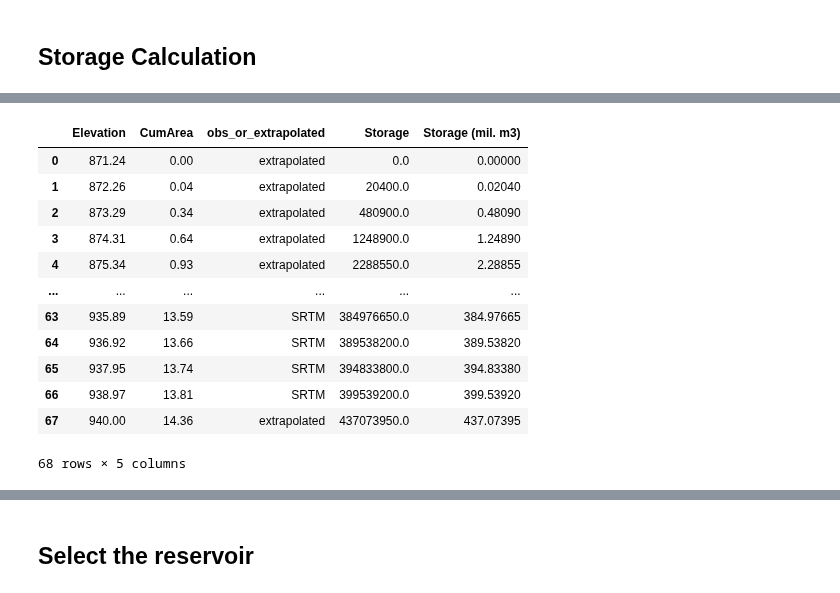
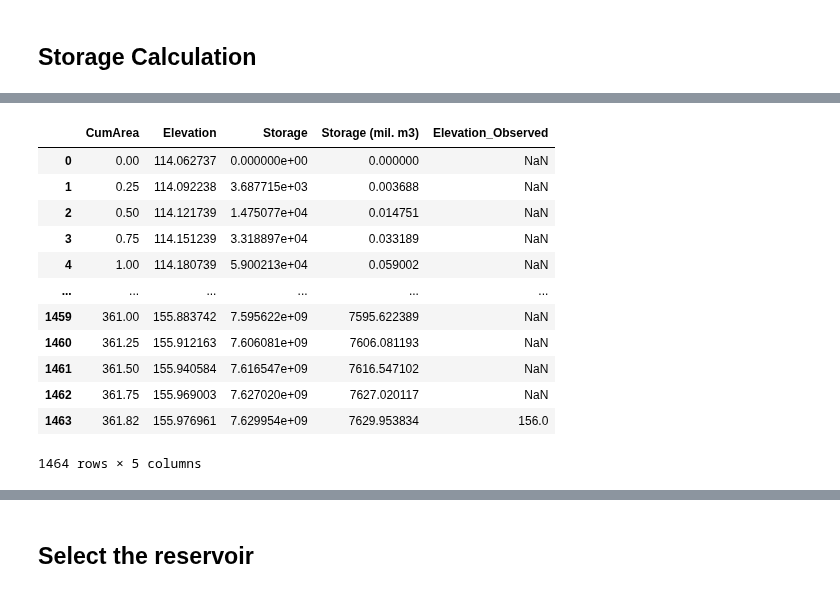
Before and after one commit to UW-SASWE/tmspp, a Jupyter notebook: notebooks/03.9-storage-calculator.ipynb, the cells around one changed output, grey strips where cells are left out. Drawn from its saved outputs; the diff is of its cells as text; code cells hidden in the pictures.

Commit message:
calculate storage tmsos

```diff
--- a/notebooks/03.9-storage-calculator.ipynb
+++ b/notebooks/03.9-storage-calculator.ipynb
@@ -33,19 +33,11 @@ DATA_DIR = Path('/tiger1/pdas47/tmsosPP/data')
 poly_deg = 2
 # %%
 # read the bounding box of the study area
-val_pts = gpd.read_file(Path('/tiger1/pdas47/tmsosPP/data/validation-locations/subset-validation-reservoirs-grand-pts.geojson'))
-val_polys = gpd.read_file(Path('/tiger1/pdas47/tmsosPP/data/validation-locations/subset-validation-reservoirs-grand.geojson'))
+val_pts = gpd.read_file(Path('/tiger1/pdas47/tmsosPP/data/validation-locations/100-validation-reservoirs-grand-pts.geojson'))
+val_polys = gpd.read_file(Path('/tiger1/pdas47/tmsosPP/data/validation-locations/100-validation-reservoirs-grand-polys.geojson'))
 
-selected_reservoirs = [
-    '0078','0079','0193','0197','0214','0217','0340','0365','0484','0486',
-    '0498','0503','0505','0507','0508','0523','0524','0529','0532','0535',
-    '0549','0552','0569','0787','0803','0807','0810','0816','0819','0824',
-    '0828','0830','0833','0930','0931','0935','0936','1078','1097','1134',
-    '1135','1162','1284','1320','1385','1388','1392','1398','1400','1426',
-    '1498','0502'
-]
+selected_reservoirs = val_pts['tmsos_id'].tolist()
 res_names = val_pts[['tmsos_id', 'name']].set_index('tmsos_id').to_dict()['name']
-
 
 RESERVOIR_NAME = res_names[RESERVOIR]
 print(f'{RESERVOIR}: {RESERVOIR_NAME}')
@@ -88,37 +80,40 @@ capacity_hv
 # %% [output]
 [interactive output not drawn]
 # %%
-srtm_extrapolated_dir = Path('../data/aec/srtm_extrapolated/')
+aec_dir = Path('/tiger1/pdas47/tmsosPP/data/aec/aev_2deg_poly_constraints_centerline_and_dam_buffer')
 # %%
 val_res_pt = val_pts.loc[val_pts['tmsos_id'].isin(selected_reservoirs)]
 val_res_poly = val_polys.loc[val_polys['tmsos_id'].isin(selected_reservoirs)]
 
-aec_fp = srtm_extrapolated_dir / f'{RESERVOIR}_poly_{poly_deg}.csv'
-aec_df = pd.read_csv(aec_fp)
+aec_fp = aec_dir / f'{RESERVOIR}.csv'
+aec_df = pd.read_csv(aec_fp, comment='#')
 
 from scipy.integrate import cumulative_trapezoid
 # https://docs.scipy.org/doc/scipy/reference/generated/scipy.integrate.cumulative_trapezoid.html#scipy.integrate.cumulative_trapezoid
 ## Cumulatively integrate y(x) using the composite trapezoidal rule.
 
 elevation_normalized = (aec_df['Elevation'] - aec_df['Elevation'].min())
 
+# cumulative_trapezoid takes two parameters.
+# y = y-axis locations of points. these values will be integrated. https://en.wikipedia.org/wiki/File:Composite_trapezoidal_rule_illustration.png. Normalized Elevation.
+# x = x-axis locations of points, where each y value is sampled. Area.
 storage = cumulative_trapezoid(elevation_normalized, aec_df['CumArea'] * 1e6)
 storage = np.insert(storage, 0, 0)
 
 aec_df['Storage'] = storage
 aec_df['Storage (mil. m3)'] = storage * 1e-6
 aec_df
 # %% [output]
-|  | Elevation | CumArea | obs_or_extrapolated | Storage | Storage (mil. m3) |
-| 0 | 871.24 | 0.00 | extrapolated | 0.0 | 0.00000 |
-| 1 | 872.26 | 0.04 | extrapolated | 20400.0 | 0.02040 |
-| 2 | 873.29 | 0.34 | extrapolated | 480900.0 | 0.48090 |
-| 3 | 874.31 | 0.64 | extrapolated | 1248900.0 | 1.24890 |
-| 4 | 875.34 | 0.93 | extrapolated | 2288550.0 | 2.28855 |
+|  | CumArea | Elevation | Storage | Storage (mil. m3) | Elevation_Observed |
+| 0 | 0.00 | 114.062737 | 0.000000e+00 | 0.000000 | NaN |
+| 1 | 0.25 | 114.092238 | 3.687715e+03 | 0.003688 | NaN |
+| 2 | 0.50 | 114.121739 | 1.475077e+04 | 0.014751 | NaN |
+| 3 | 0.75 | 114.151239 | 3.318897e+04 | 0.033189 | NaN |
+| 4 | 1.00 | 114.180739 | 5.900213e+04 | 0.059002 | NaN |
 | ... | ... | ... | ... | ... | ... |
-| 63 | 935.89 | 13.59 | SRTM | 384976650.0 | 384.97665 |
-| 64 | 936.92 | 13.66 | SRTM | 389538200.0 | 389.53820 |
-| 65 | 937.95 | 13.74 | SRTM | 394833800.0 | 394.83380 |
-| 66 | 938.97 | 13.81 | SRTM | 399539200.0 | 399.53920 |
-| 67 | 940.00 | 14.36 | extrapolated | 437073950.0 | 437.07395 |
+| 1459 | 361.00 | 155.883742 | 7.595622e+09 | 7595.622389 | NaN |
+| 1460 | 361.25 | 155.912163 | 7.606081e+09 | 7606.081193 | NaN |
+| 1461 | 361.50 | 155.940584 | 7.616547e+09 | 7616.547102 | NaN |
+| 1462 | 361.75 | 155.969003 | 7.627020e+09 | 7627.020117 | NaN |
+| 1463 | 361.82 | 155.976961 | 7.629954e+09 | 7629.953834 | 156.0 |
-68 rows × 5 columns
+1464 rows × 5 columns
```
Also changed, not shown: parts of 23 cells of this notebook.
